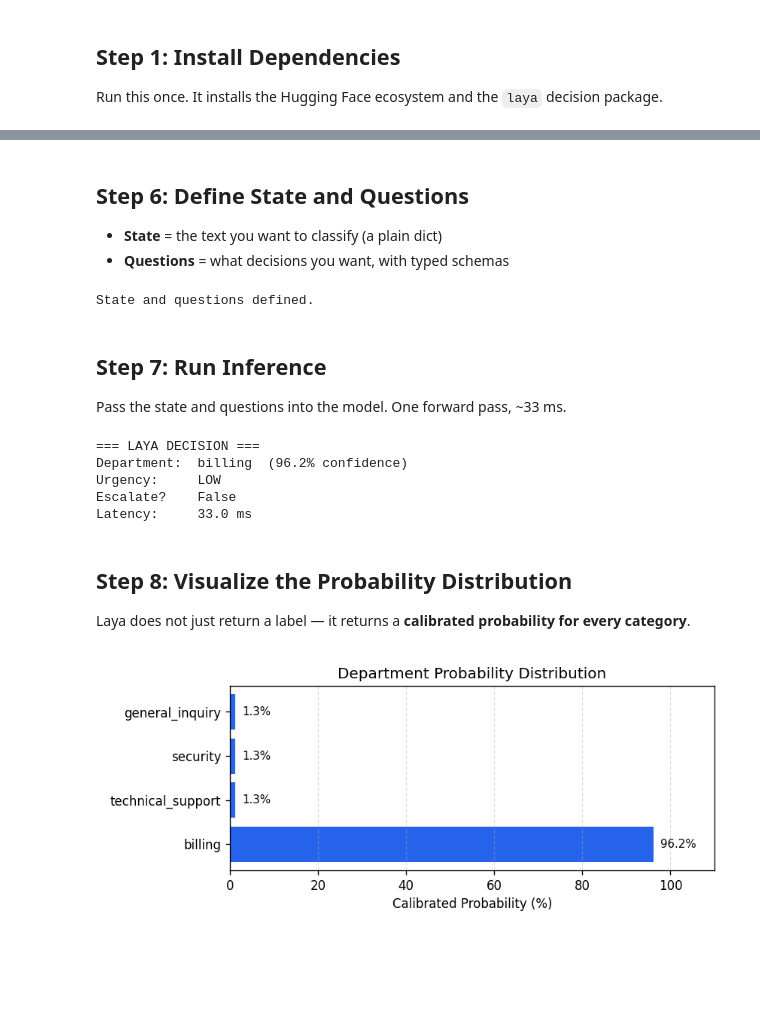
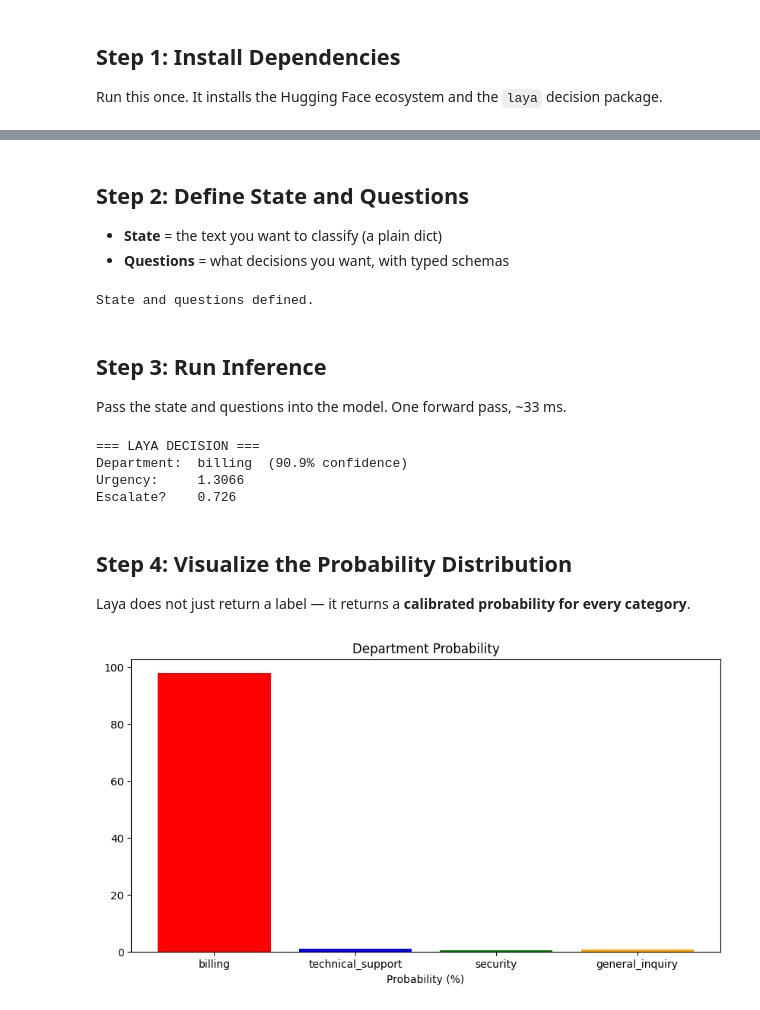
Before and after one commit to JayanGupta/Laya-System-1-Model, a Jupyter notebook: experiment/laya_experiment.ipynb, the cells around one changed output, grey strips where cells are left out. Drawn from its saved outputs; the diff is of its cells as text; code cells hidden in the pictures; blank space fills up the shorter version.

```diff
--- a/experiment/laya_experiment.ipynb
+++ b/experiment/laya_experiment.ipynb
@@ -84,5 +25,5 @@ Model loaded from cache: convaiinnovations/laya
 # %% [markdown]
-## Step 6: Define State and Questions
+## Step 2: Define State and Questions
 
 - **State** = the text you want to classify (a plain dict)
 - **Questions** = what decisions you want, with typed schemas
@@ -118,7 +59,7 @@ print('State and questions defined.')
 # %% [output]
 State and questions defined.
 # %% [markdown]
-## Step 7: Run Inference
+## Step 3: Run Inference
 
 Pass the state and questions into the model. One forward pass, ~33 ms.
 # %%
@@ -128,39 +69,28 @@ answers = result['answers']
 print('=== LAYA DECISION ===')
 print(f"Department:  {answers['department']['choice']}  "
       f"({answers['department']['confidence']*100:.1f}% confidence)")
-print(f"Urgency:     {answers['urgency']['score'].upper()}")
-print(f"Escalate?    {answers['needs_human_escalation']['value']}")
-print(f"Latency:     {result['latency_ms']} ms")
+print(f"Urgency:     {answers['urgency']['score']}")
+print(f"Escalate?    {answers['needs_human_escalation']['noul']}")
 # %% [output]
 === LAYA DECISION ===
-Department:  billing  (96.2% confidence)
-Urgency:     LOW
-Escalate?    False
-Latency:     33.0 ms
+Department:  billing  (90.9% confidence)
+Urgency:     1.3066
+Escalate?    0.726
 # %% [markdown]
-## Step 8: Visualize the Probability Distribution
+## Step 4: Visualize the Probability Distribution
 
 Laya does not just return a label — it returns a **calibrated probability for every category**.
 # %%
-import matplotlib
-matplotlib.use('Agg')   # headless backend — works on Colab, servers, and Windows
 import matplotlib.pyplot as plt
 
-probs  = answers['department']['probabilities']
-labels = list(probs.keys())
-values = [v * 100 for v in probs.values()]
+probs = answers['department']['probabilities']
 
-fig, ax = plt.subplots(figsize=(7, 3))
-bars = ax.barh(labels, values, color='#2563eb')
-ax.set_xlabel('Calibrated Probability (%)')
-ax.set_title('Department Probability Distribution')
-ax.set_xlim(0, 110)
-ax.grid(axis='x', linestyle='--', alpha=0.4)
-for bar in bars:
-    w = bar.get_width()
-    ax.text(w + 1.5, bar.get_y() + bar.get_height() / 2, f'{w:.1f}%', va='center', fontsize=9)
-plt.tight_layout()
-plt.savefig('department_probs.png', dpi=120)
+plt.figure(figsize = (10, 5))
+
+
+plt.bar(probs.keys(), [v * 100 for v in probs.values()] , color = ["red","blue","green","orange"])
+plt.xlabel('Probability (%)')
+plt.title('Department Probability')
 plt.show()
 # %% [output]
-[figure, old version]
+[figure, new version]
```
Also changed, not shown: parts of 12 cells of this notebook.
